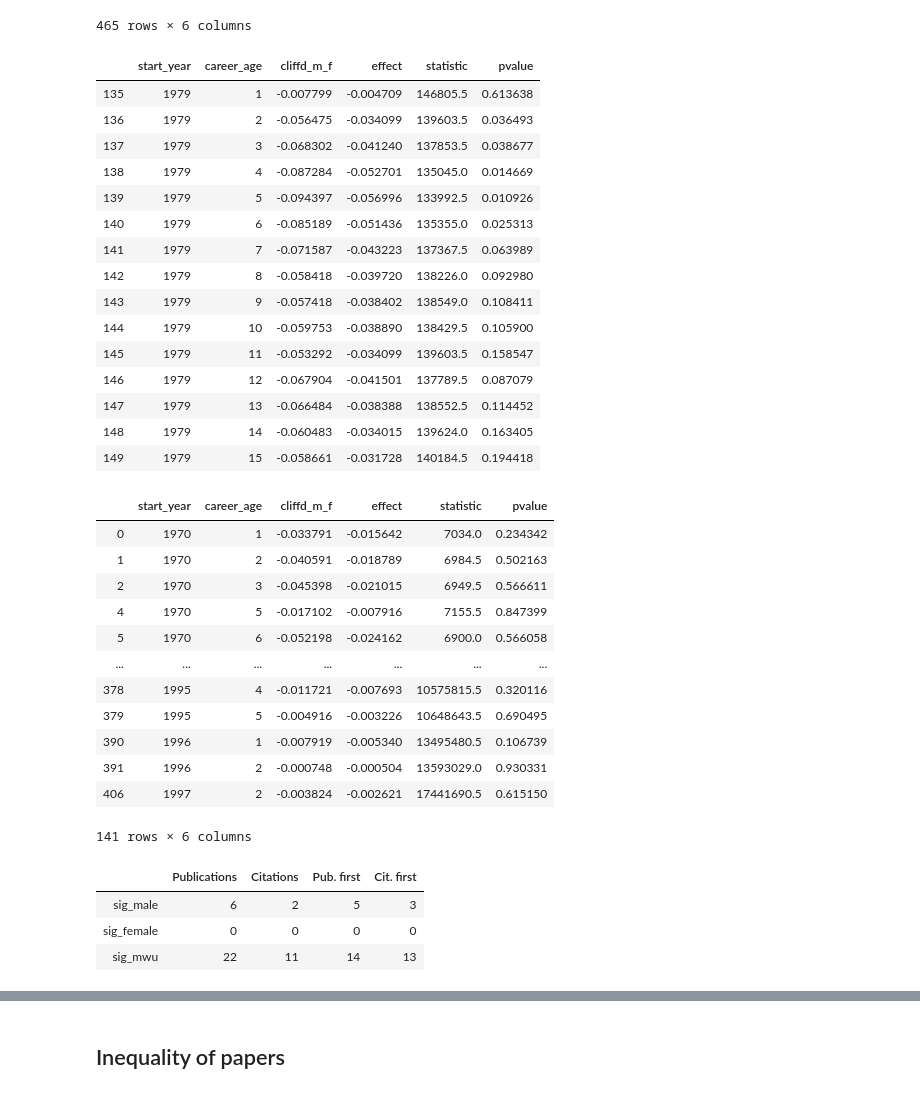
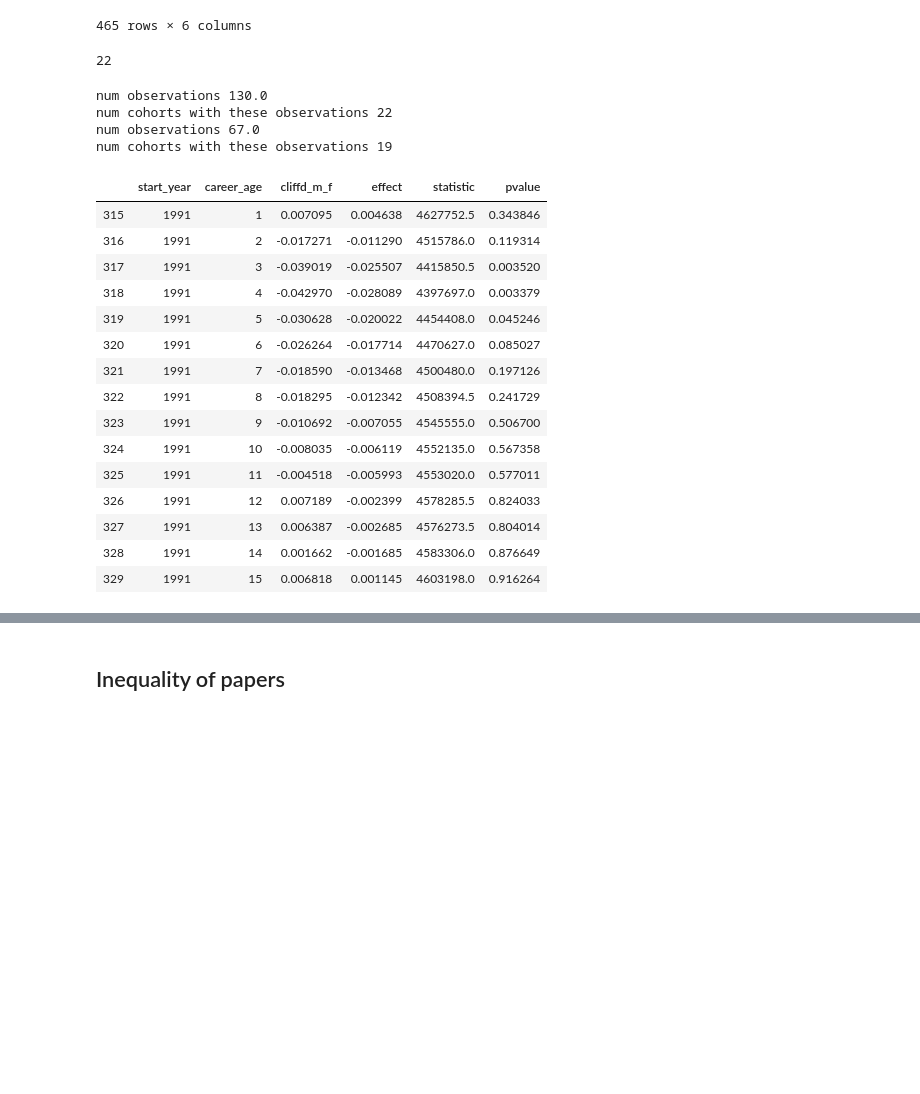
Before and after one commit to gesiscss/inequality, a Jupyter notebook: 7.Citation and Publication analysis.ipynb, the cells around one changed output, grey strips where cells are left out. Cells and saved outputs as stored; diff of their text form; code cells hidden in the pictures; blank space fills up the shorter version.

```diff
--- a/7.Citation and Publication analysis.ipynb
+++ b/7.Citation and Publication analysis.ipynb
@@ -560,39 +564,41 @@ def get_effect_size_stats(stats):
+# %%
+num_larg_female[num_larg_female.cliffd_m_f > 0].shape[0]
+# %% [output]
+22
+# %%
+def report1(stats):
+    num_larg_female = get_num_larger_female(stats)
+#     print(num_larg_female)
+    print(f"num observations {num_larg_female.sum().values[0]}")
+    print(f"num cohorts with these observations {num_larg_female[num_larg_female.cliffd_m_f > 0].shape[0]}")
+report1(mwu_cliff_d_cum_cit)
+report1(mwu_cliff_d_cum_cit_first)
+# report1(mwu_cliff_d_cum_pub)
+# report1(mwu_cliff_d_cum_pub_first)
+# %% [output]
+num observations 130.0
+num cohorts with these observations 22
+num observations 67.0
+num cohorts with these observations 19
 # %%
-mwu_cliff_d_cum_cit[mwu_cliff_d_cum_cit.start_year == 1979]
+mwu_cliff_d_cum_cit[mwu_cliff_d_cum_cit.start_year == 1991]
 # %% [output]
 |  | start_year | career_age | cliffd_m_f | effect | statistic | pvalue |
-| 135 | 1979 | 1 | -0.007799 | -0.004709 | 146805.5 | 0.613638 |
-| 136 | 1979 | 2 | -0.056475 | -0.034099 | 139603.5 | 0.036493 |
-| 137 | 1979 | 3 | -0.068302 | -0.041240 | 137853.5 | 0.038677 |
-| 138 | 1979 | 4 | -0.087284 | -0.052701 | 135045.0 | 0.014669 |
-| 139 | 1979 | 5 | -0.094397 | -0.056996 | 133992.5 | 0.010926 |
-| 140 | 1979 | 6 | -0.085189 | -0.051436 | 135355.0 | 0.025313 |
-| 141 | 1979 | 7 | -0.071587 | -0.043223 | 137367.5 | 0.063989 |
-| 142 | 1979 | 8 | -0.058418 | -0.039720 | 138226.0 | 0.092980 |
-| 143 | 1979 | 9 | -0.057418 | -0.038402 | 138549.0 | 0.108411 |
-| 144 | 1979 | 10 | -0.059753 | -0.038890 | 138429.5 | 0.105900 |
-| 145 | 1979 | 11 | -0.053292 | -0.034099 | 139603.5 | 0.158547 |
-| 146 | 1979 | 12 | -0.067904 | -0.041501 | 137789.5 | 0.087079 |
-| 147 | 1979 | 13 | -0.066484 | -0.038388 | 138552.5 | 0.114452 |
-| 148 | 1979 | 14 | -0.060483 | -0.034015 | 139624.0 | 0.163405 |
-| 149 | 1979 | 15 | -0.058661 | -0.031728 | 140184.5 | 0.194418 |
+| 315 | 1991 | 1 | 0.007095 | 0.004638 | 4627752.5 | 0.343846 |
+| 316 | 1991 | 2 | -0.017271 | -0.011290 | 4515786.0 | 0.119314 |
+| 317 | 1991 | 3 | -0.039019 | -0.025507 | 4415850.5 | 0.003520 |
+| 318 | 1991 | 4 | -0.042970 | -0.028089 | 4397697.0 | 0.003379 |
+| 319 | 1991 | 5 | -0.030628 | -0.020022 | 4454408.0 | 0.045246 |
+| 320 | 1991 | 6 | -0.026264 | -0.017714 | 4470627.0 | 0.085027 |
+| 321 | 1991 | 7 | -0.018590 | -0.013468 | 4500480.0 | 0.197126 |
+| 322 | 1991 | 8 | -0.018295 | -0.012342 | 4508394.5 | 0.241729 |
+| 323 | 1991 | 9 | -0.010692 | -0.007055 | 4545555.0 | 0.506700 |
+| 324 | 1991 | 10 | -0.008035 | -0.006119 | 4552135.0 | 0.567358 |
+| 325 | 1991 | 11 | -0.004518 | -0.005993 | 4553020.0 | 0.577011 |
+| 326 | 1991 | 12 | 0.007189 | -0.002399 | 4578285.5 | 0.824033 |
+| 327 | 1991 | 13 | 0.006387 | -0.002685 | 4576273.5 | 0.804014 |
+| 328 | 1991 | 14 | 0.001662 | -0.001685 | 4583306.0 | 0.876649 |
+| 329 | 1991 | 15 | 0.006818 | 0.001145 | 4603198.0 | 0.916264 |
-# %%
-# TODO 1970 should be removed
-mwu_cliff_d_cum_cit[mwu_cliff_d_cum_cit.cliffd_m_f <0]
-# %% [output]
-|  | start_year | career_age | cliffd_m_f | effect | statistic | pvalue |
-| 0 | 1970 | 1 | -0.033791 | -0.015642 | 7034.0 | 0.234342 |
-| 1 | 1970 | 2 | -0.040591 | -0.018789 | 6984.5 | 0.502163 |
-| 2 | 1970 | 3 | -0.045398 | -0.021015 | 6949.5 | 0.566611 |
-| 4 | 1970 | 5 | -0.017102 | -0.007916 | 7155.5 | 0.847399 |
-| 5 | 1970 | 6 | -0.052198 | -0.024162 | 6900.0 | 0.566058 |
-| ... | ... | ... | ... | ... | ... | ... |
-| 378 | 1995 | 4 | -0.011721 | -0.007693 | 10575815.5 | 0.320116 |
-| 379 | 1995 | 5 | -0.004916 | -0.003226 | 10648643.5 | 0.690495 |
-| 390 | 1996 | 1 | -0.007919 | -0.005340 | 13495480.5 | 0.106739 |
-| 391 | 1996 | 2 | -0.000748 | -0.000504 | 13593029.0 | 0.930331 |
-| 406 | 1997 | 2 | -0.003824 | -0.002621 | 17441690.5 | 0.615150 |
-141 rows × 6 columns
 # %%
 dfs = [mwu_cliff_d_cum_pub, mwu_cliff_d_cum_cit, mwu_cliff_d_cum_pub_first, mwu_cliff_d_cum_cit_first]
 names = ['Publications', 'Citations', 'Pub. first', 'Cit. first']
@@ -607,10 +614,3 @@ for df in dfs:
 num_cohorts = pd.DataFrame(res)
 num_cohorts = num_cohorts.T
 num_cohorts.columns = names
-# %%
-num_cohorts
-# %% [output]
-|  | Publications | Citations | Pub. first | Cit. first |
-| sig_male | 6 | 2 | 5 | 3 |
-| sig_female | 0 | 0 | 0 | 0 |
-| sig_mwu | 22 | 11 | 14 | 13 |
```
Also changed, not shown: parts of 12 cells of this notebook, 18 other files.
